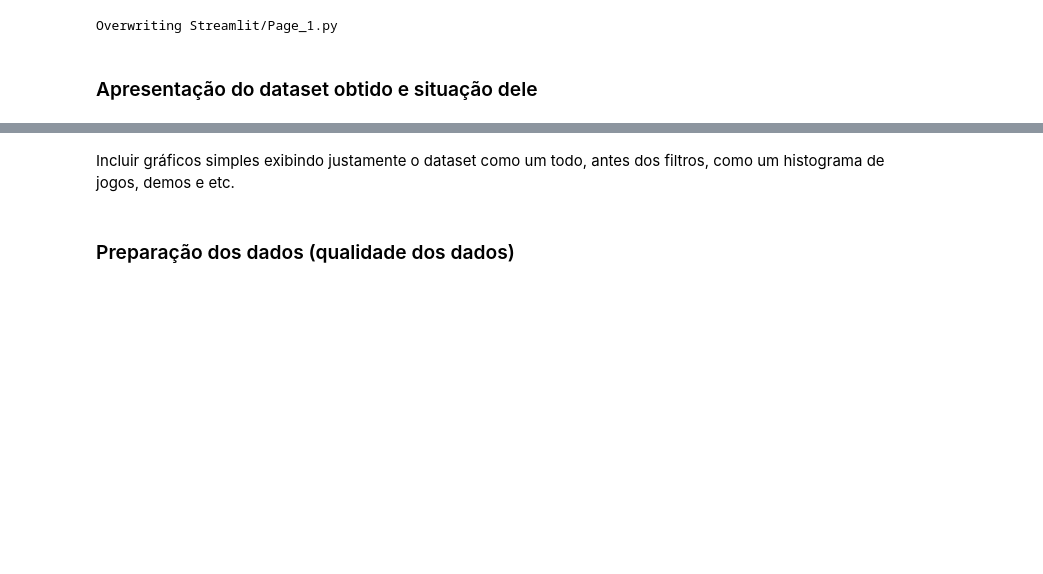
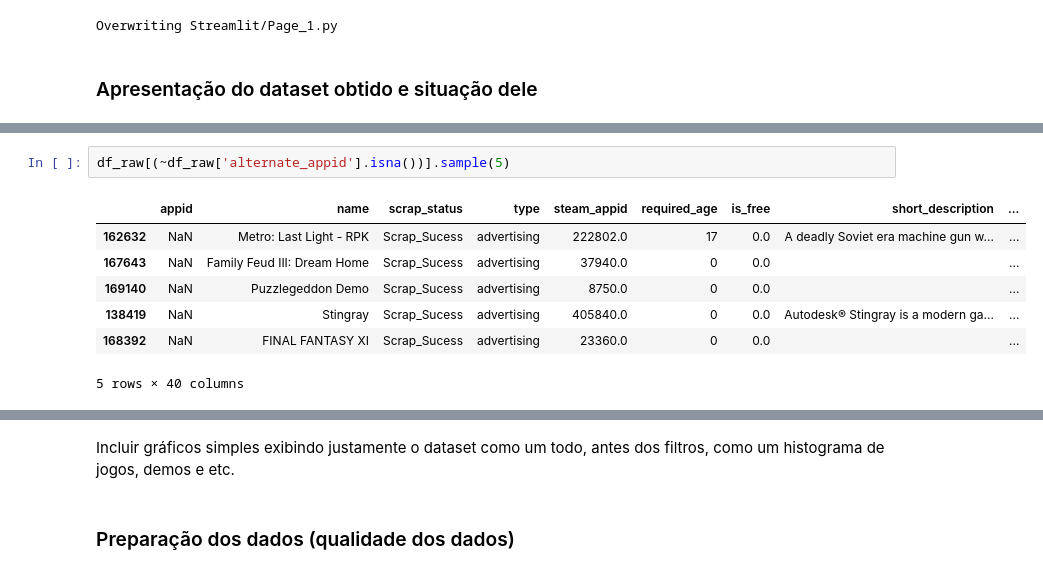
Before and after one commit to Leonidas-Vitor/Steam_Scrapper, a Jupyter notebook: Dashboard.ipynb, the cells around one changed output, grey strips where cells are left out. Saved outputs shown, nothing was run; the diff lists cells and outputs as text; blank space fills up the shorter version.

```diff
--- a/Dashboard.ipynb
+++ b/Dashboard.ipynb
@@ -224,0 +526,10 @@ Overwriting Streamlit/Page_2.py
+# %%
+df_raw[(~df_raw['alternate_appid'].isna())].sample(5)
+# %% [output]
+|  | appid | name | scrap_status | type | steam_appid | required_age | is_free | short_description | ... |
+| 162632 | NaN | Metro: Last Light - RPK | Scrap_Sucess | advertising | 222802.0 | 17 | 0.0 | A deadly Soviet era machine gun w... | ... |
+| 167643 | NaN | Family Feud III: Dream Home | Scrap_Sucess | advertising | 37940.0 | 0 | 0.0 |  | ... |
+| 169140 | NaN | Puzzlegeddon Demo | Scrap_Sucess | advertising | 8750.0 | 0 | 0.0 |  | ... |
+| 138419 | NaN | Stingray | Scrap_Sucess | advertising | 405840.0 | 0 | 0.0 | Autodesk® Stingray is a modern ga... | ... |
+| 168392 | NaN | FINAL FANTASY XI | Scrap_Sucess | advertising | 23360.0 | 0 | 0.0 |  | ... |
+5 rows × 40 columns
```
Also changed, not shown: parts of 13 cells of this notebook, 6 other files.
